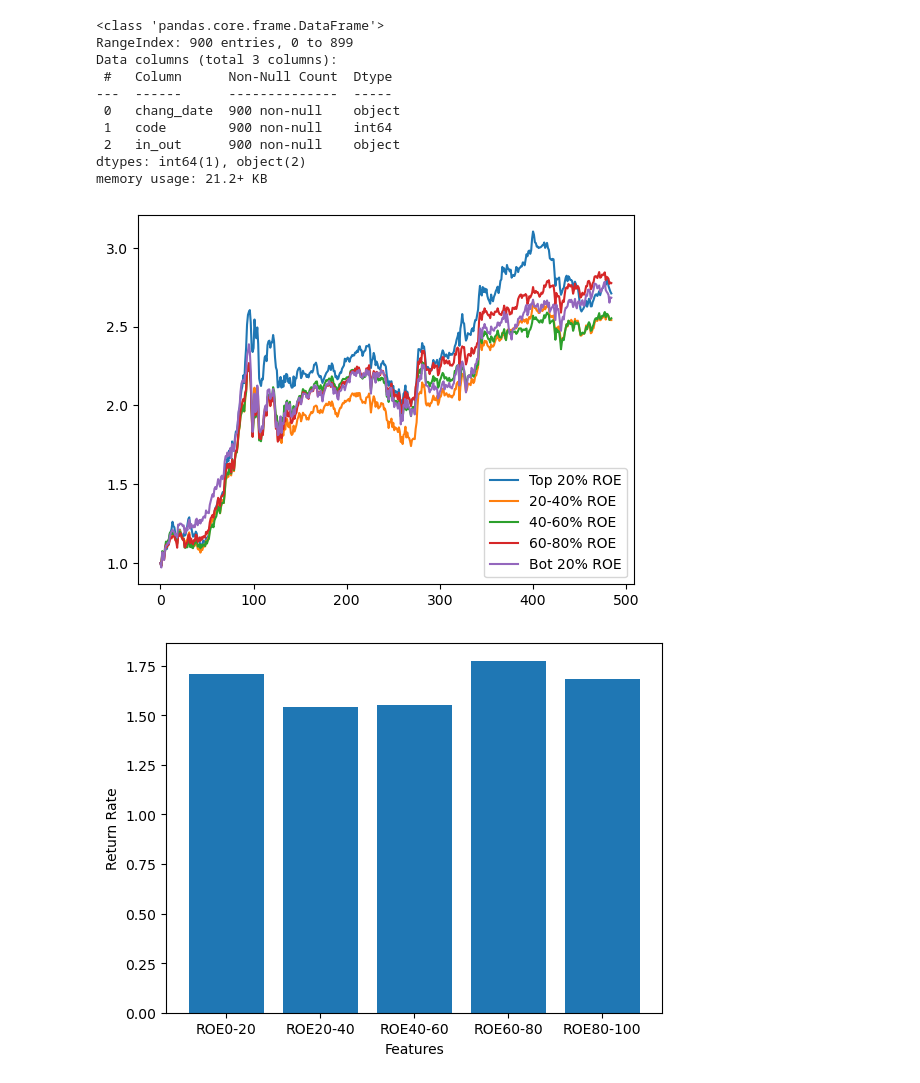
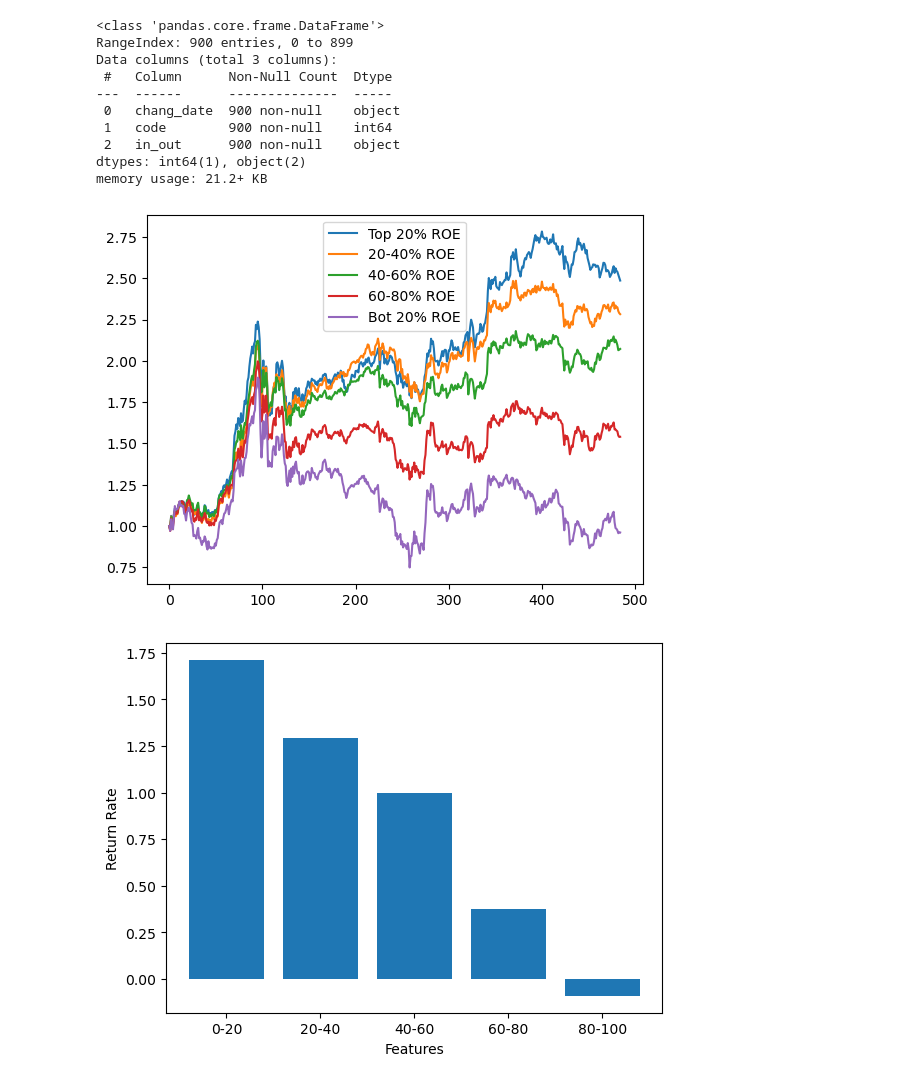
Before and after one commit to bangyuanzhu/Quant, a Jupyter notebook: muti_features.ipynb, the cells around one changed output. Cells and saved outputs as stored; diff of their text form; code cells hidden in the pictures.

```diff
--- a/muti_features.ipynb
+++ b/muti_features.ipynb
@@ -99,10 +99,10 @@ week = week[:-1]
 # %%
 feature = [[0 for _ in range(484)] for _ in range(670)]
 # %%
-df = pd.read_csv(r"C:\Users\bangy\Documents\GitHub\Quant\data\profit_data.csv")
+df = pd.read_csv(r"C:\Users\bangy\Documents\GitHub\Quant\data\growth_data.csv")
 repeated_code = df['code'].tolist()
 publish = df['statDate'].tolist()
-roe = df['roeAvg'].tolist()
+pni = df['YOYNI'].tolist()
 # %%
 folder_path = r"C:\Users\bangy\Documents\GitHub\Quant\data\stock_code"
 factor_matrix = []
@@ -134,8 +134,8 @@ for filename in os.listdir(folder_path):
             for j in range(mark, len(repeated_code)):
                 if repeated_code[j] == code[-1]:
                     if date[i] >= publish[j] and (j == len(repeated_code)-1 or date[i] < publish[j+1] or repeated_code[j+1] != repeated_code[j]):
-                        if not math.isnan(roe[j]):
-                            factor = roe[j]
+                        if not math.isnan(pni[j]):
+                            factor = pni[j]
                             return_rate = closed_price[i+5] / closed_price[i] - 1
                             mark = j
                             break
@@ -172,6 +172,7 @@ for filename in os.listdir(folder_path):
     closed_price = df['close'].tolist()
     tradestatus = df['tradestatus'].tolist()
     pe = df['peTTM'].tolist()
+    pb = df['pbMRQ'].tolist()
     turn = df['turn'].tolist()
     volume = df['volume'].tolist()
 
@@ -182,11 +183,11 @@ for filename in os.listdir(folder_path):
 
         # tradestatus = 0 ==> stock suspended from trading
         # pbmrq = nan ==> finanicial report announced
-        if date[i] not in week or tradestatus[i] == 0 or tradestatus[i+5] == 0:
+        if date[i] not in week or tradestatus[i] == 0 or tradestatus[i+5] == 0 or math.isnan(turn[i]):
             i = i + 1
         else:
             pos = week.index(date[i])
-            factor = closed_price[i] / closed_price[i-5] - 1
+            factor = volume[i] * closed_price[i] / turn[i]
             return_rate = closed_price[i+5] / closed_price[i] - 1
             for _ in range(pos - len(factor_list)):
                 factor_list.append(-100)
@@ -235,4 +265,4 @@ if len(factor_matrix) != len(feature) or len(factor_matrix[0]) != len(feature[0]
     print("Wrong")
 for i in range(len(factor_matrix)):
     for j in range(len(factor_matrix[0])):
-        feature[i][j] = feature[i][j] - factor_matrix[i][j]
+        feature[i][j] = feature[i][j] + factor_matrix[i][j]
@@ -371,21 +372,21 @@ plt.plot(total_return_5, label='Bot 20% ROE')
 plt.legend()
 plt.show()
 # %% [output]
-[figure, old version]
+[figure, new version]
 # %%
 import matplotlib.pyplot as plt
 
 data = [total_return_1[-1]-1, total_return_2[-1]-1, total_return_3[-1]-1, total_return_4[-1]-1, total_return_5[-1]-1]
-labels = ['ROE0-20', 'ROE20-40', 'ROE40-60', 'ROE60-80', 'ROE80-100']
+labels = ['0-20', '20-40', '40-60', '60-80', '80-100']
 
 plt.bar(range(len(data)), data, tick_label=labels)
 
 # Adding labels and title
 plt.xlabel('Features')
 plt.ylabel('Return Rate')
 
 
 # Displaying the histogram
 plt.show()
 # %% [output]
-[figure, old version]
+[figure, new version]
```
Also changed, not shown: parts of 8 cells of this notebook.
